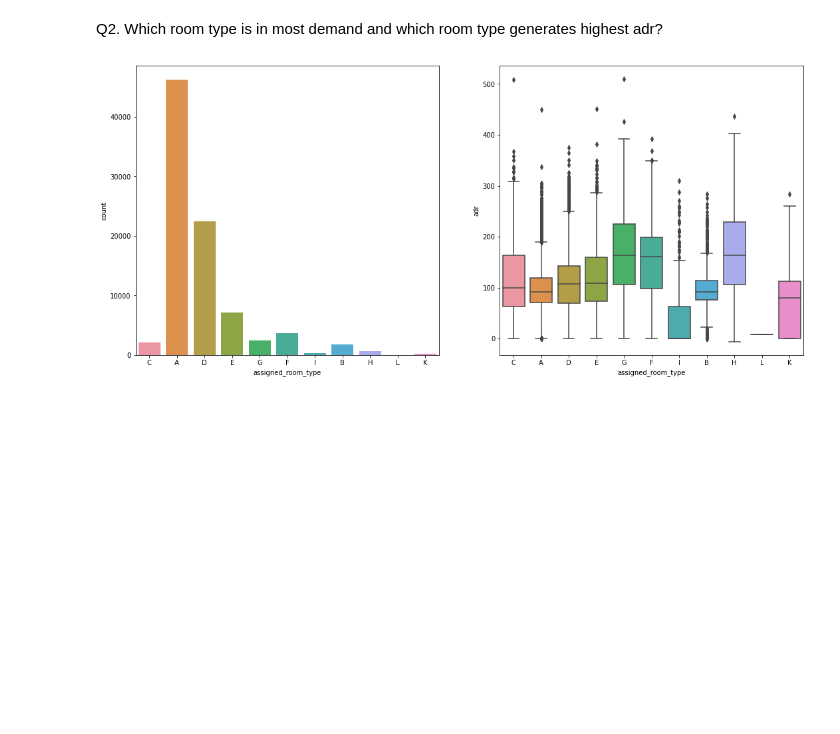
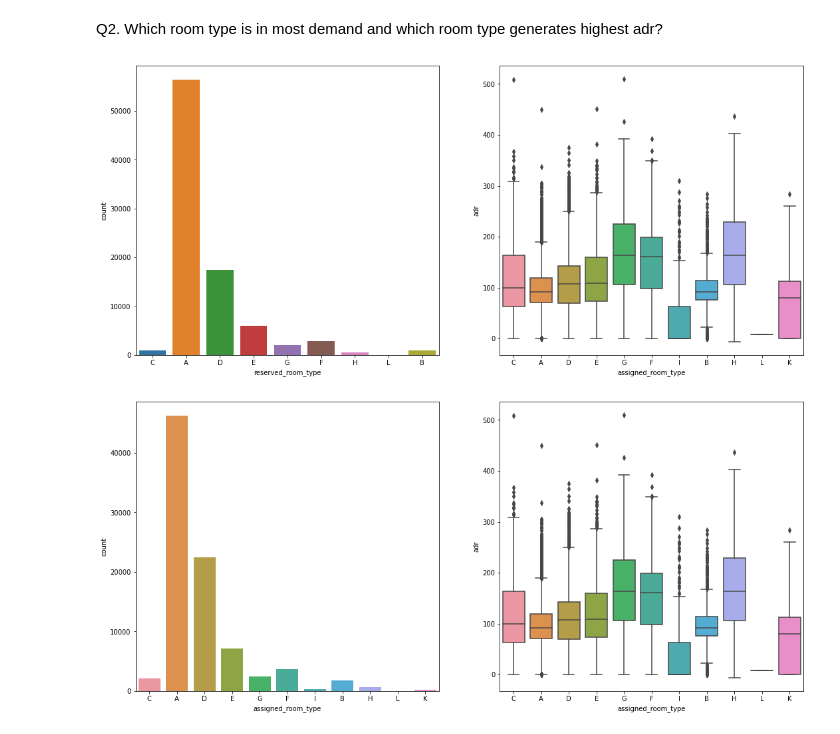
Before and after one commit to saahilahujaa/Hotel-Booking-Analysis, a Jupyter notebook: M1W4_Hotel_Booking_Analysis_Capstone_Project.ipynb, the cells around one changed output. Drawn from its saved outputs; the diff is of its cells as text; code cells hidden in the pictures; blank space fills up the shorter version.

```diff
--- a/M1W4_Hotel_Booking_Analysis_Capstone_Project.ipynb
+++ b/M1W4_Hotel_Booking_Analysis_Capstone_Project.ipynb
@@ -337,6 +337,17 @@ sns.barplot(x = 'agent', y = 'num_of_bookings', data = d1, order = d1.sort_value
 Agent with ID as 9 has made most no. of bookings.
 # %% [markdown]
 Q2. Which room type is in most demand and which room type generates highest adr?
+# %%
+fig, axes = plt.subplots(1, 2, figsize=(18, 8))
+
+grp_by_room = df_1.groupby('reserved_room_type')
+d1['Num_of_bookings'] = grp_by_room.size()
+
+sns.countplot(ax = axes[0], x = df_1['reserved_room_type'])
+sns.boxplot(ax = axes[1], x = df_1['assigned_room_type'], y = df_1['adr'])
+plt.show()
+# %% [output]
+[figure, added]
 # %%
 fig, axes = plt.subplots(1, 2, figsize=(18, 8))
 
```
Also changed, not shown: parts of 1 cell of this notebook.
